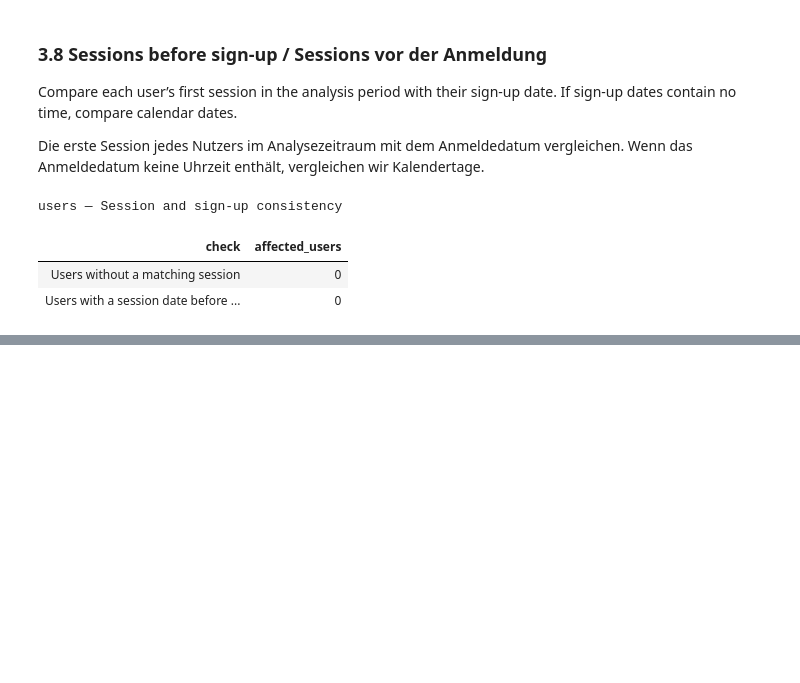
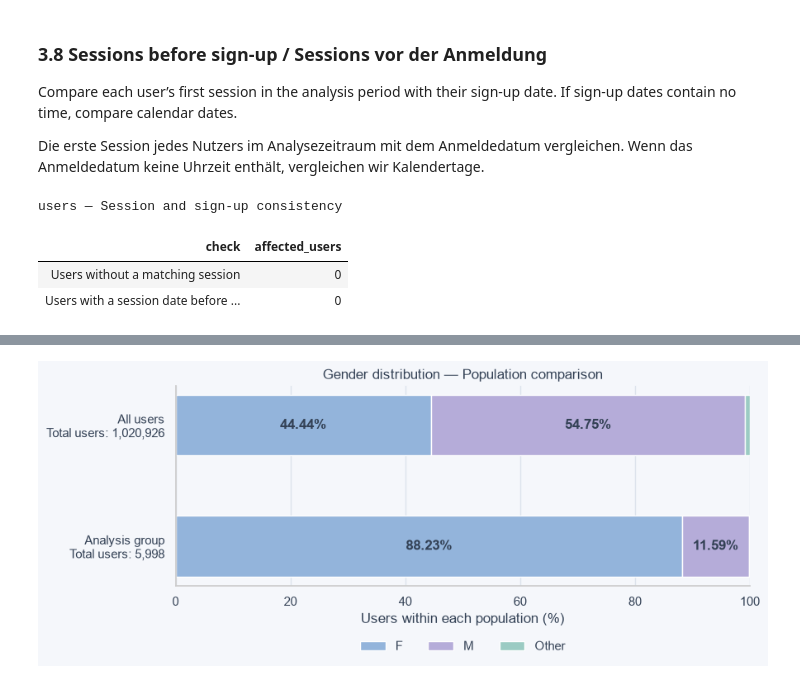
Before and after one commit to mperos1978/TravelTide, a Jupyter notebook: notebooks/01_eda.ipynb, the cells around one changed output, grey strips where cells are left out. Saved outputs shown, nothing was run; the diff lists cells and outputs as text; code cells hidden in the pictures; blank space fills up the shorter version.

```diff
--- a/notebooks/01_eda.ipynb
+++ b/notebooks/01_eda.ipynb
@@ -971,0 +1226,97 @@ users — Session and sign-up consistency
+# %%
+# use the aggregated SQL results; no additional raw-user export is required
+# aggregierte SQL-ergebnisse verwenden; kein weiterer rohdatenexport nötig
+gender_comparison = pd.DataFrame({
+    "population": [
+        "All users", "All users", "All users",
+        "Analysis group", "Analysis group", "Analysis group",
+    ],
+    "gender": ["F", "M", "O", "F", "M", "O"],
+    "users": [453654, 558986, 8286, 5292, 695, 11],
+})
+
+counts = (
+    gender_comparison
+    .pivot(index="population", columns="gender", values="users")
+    .reindex(
+        index=["All users", "Analysis group"],
+        columns=["F", "M", "O"],
+    )
+)
+
+totals = counts.sum(axis=1)
+shares = counts.div(totals, axis=0).mul(100)
+
+fig, ax = plt.subplots(figsize=(9, 4))
+positions = np.arange(len(counts))
+left = np.zeros(len(counts))
+
+for gender, label, color in [
+    ("F", "F", COLORS["blue"]),
+    ("M", "M", COLORS["lavender"]),
+    ("O", "Other", COLORS["mint"]),
+]:
+    widths = shares[gender].to_numpy()
+
+    ax.barh(
+        positions,
+        widths,
+        left=left,
+        color=color,
+        label=label,
+        height=0.5,
+    )
+
+    # label larger segments directly; retain all values in the table
+    # größere segmente direkt beschriften; alle werte in der tabelle erhalten
+    for y, width, start in zip(positions, widths, left):
+        if width >= 5:
+            ax.text(
+                start + width / 2,
+                y,
+                f"{width:.2f}%",
+                ha="center",
+                va="center",
+                color=COLORS["text"],
+                fontweight="bold",
+            )
+
+    left += widths
+
+ax.set_yticks(
+    positions,
+    [
+        f"{population}\nTotal users: {total:,.0f}"
+        for population, total in totals.items()
+    ],
+)
+ax.invert_yaxis()
+ax.set(
+    title="Gender distribution — Population comparison",
+    xlabel="Users within each population (%)",
+    xlim=(0, 100),
+)
+ax.grid(axis="y", visible=False)
+ax.legend(
+    loc="upper center",
+    bbox_to_anchor=(0.5, -0.22),
+    ncol=3,
+    frameon=False,
+)
+
+plt.tight_layout()
+plt.show()
+
+gender_comparison["share_pct"] = (
+    gender_comparison["users"]
+    / gender_comparison.groupby("population")["users"].transform("sum")
+    * 100
+)
+
+display(style_overview(
+    gender_comparison,
+    "Gender distribution — Counts and shares",
+    {"users": "{:,.0f}", "share_pct": "{:.2f}%"},
+))
+# %% [output]
+[figure, added]
```
Also changed, not shown: parts of 12 cells of this notebook, 1 other file.
